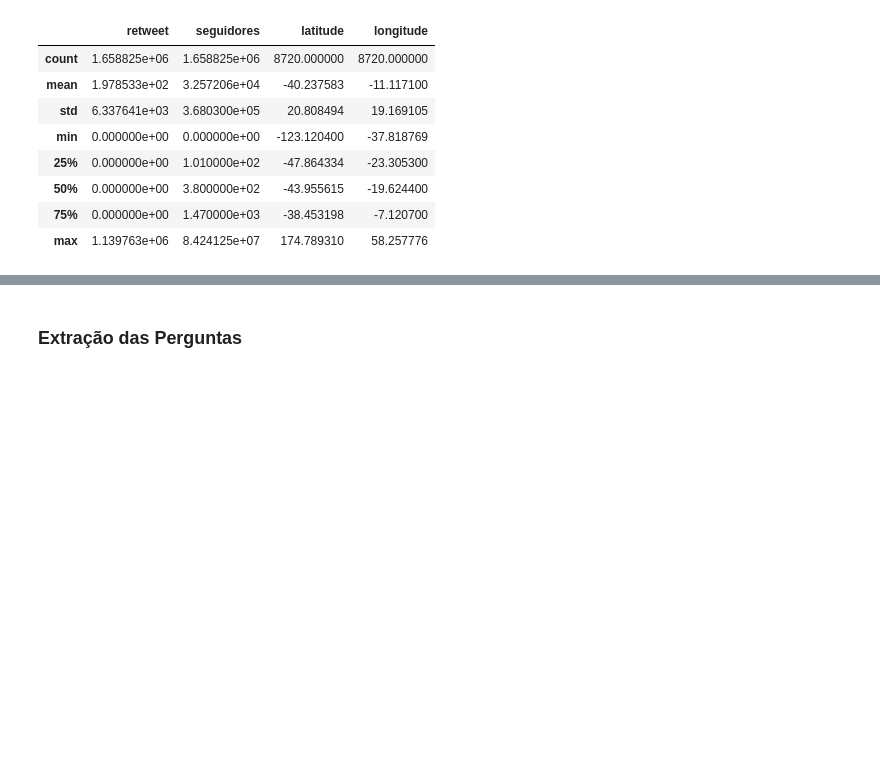
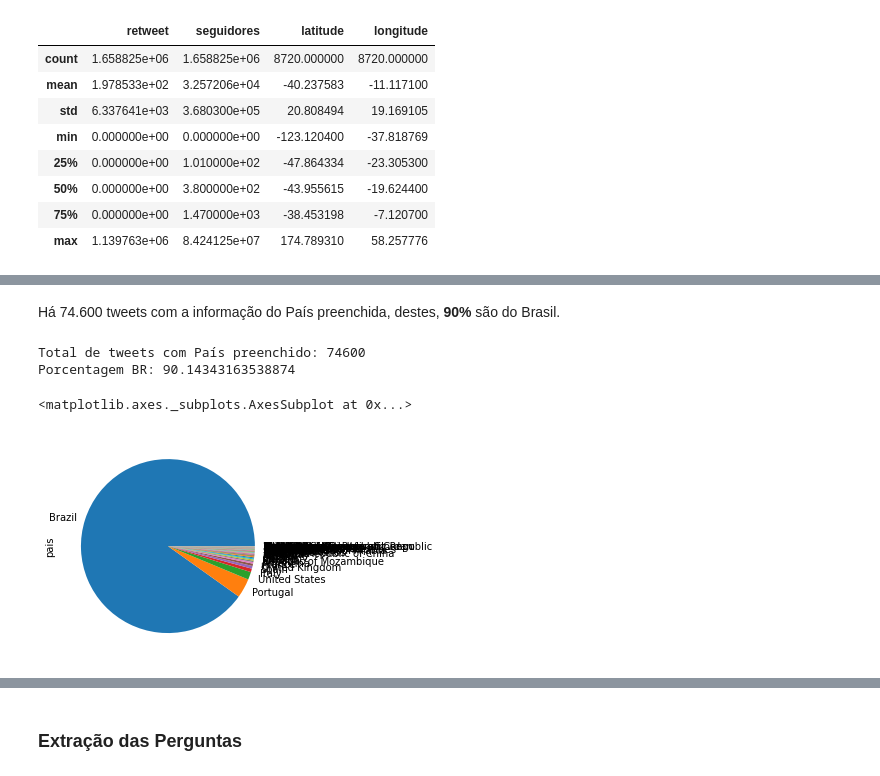
Before and after one commit to bmnds/uea-data-science-02-python-programming, a Jupyter notebook: trabalho_final.ipynb, the cells around one changed output, grey strips where cells are left out. Saved outputs shown, nothing was run; the diff lists cells and outputs as text; code cells hidden in the pictures; blank space fills up the shorter version.

```diff
--- a/trabalho_final.ipynb
+++ b/trabalho_final.ipynb
@@ -328,0 +188,12 @@ tw.head()
+# %% [markdown]
+Há 74.600 tweets com a informação do País preenchida, destes, **90%** são do Brasil.
+# %%
+print('Total de tweets com País preenchido: ' + str(tw.pais.count()))
+tw_pais_counts = tw.pais.value_counts()
+print('Porcentagem BR: ' + str(tw_pais_counts['Brazil']/tw.pais.count()*100))
+tw_pais_counts.plot(kind='pie')
+# %% [output]
+Total de tweets com País preenchido: 74600
+Porcentagem BR: 90.14343163538874
+<matplotlib.axes._subplots.AxesSubplot at 0x...>
+[figure, added]
```
Also changed, not shown: parts of 60 cells of this notebook.
